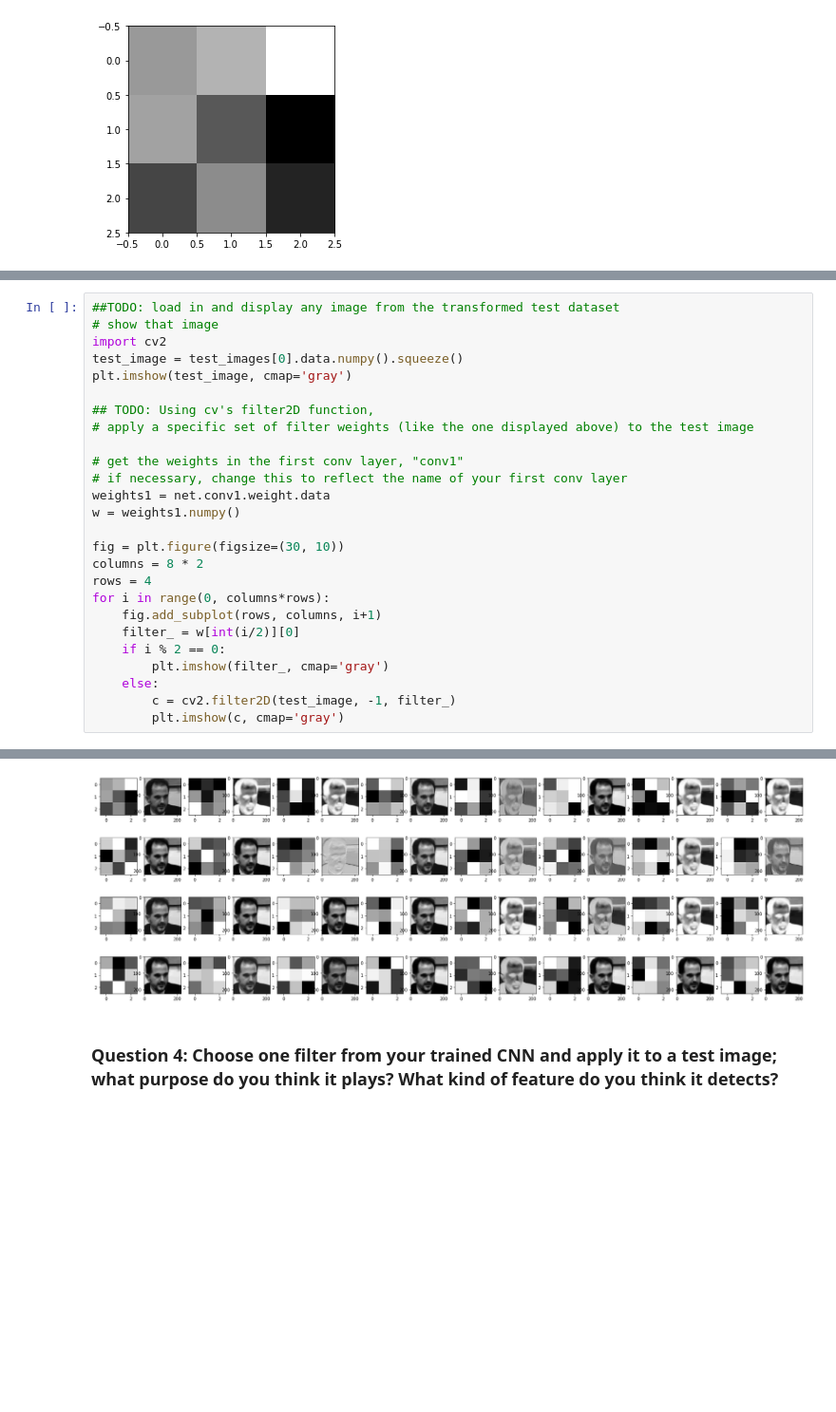
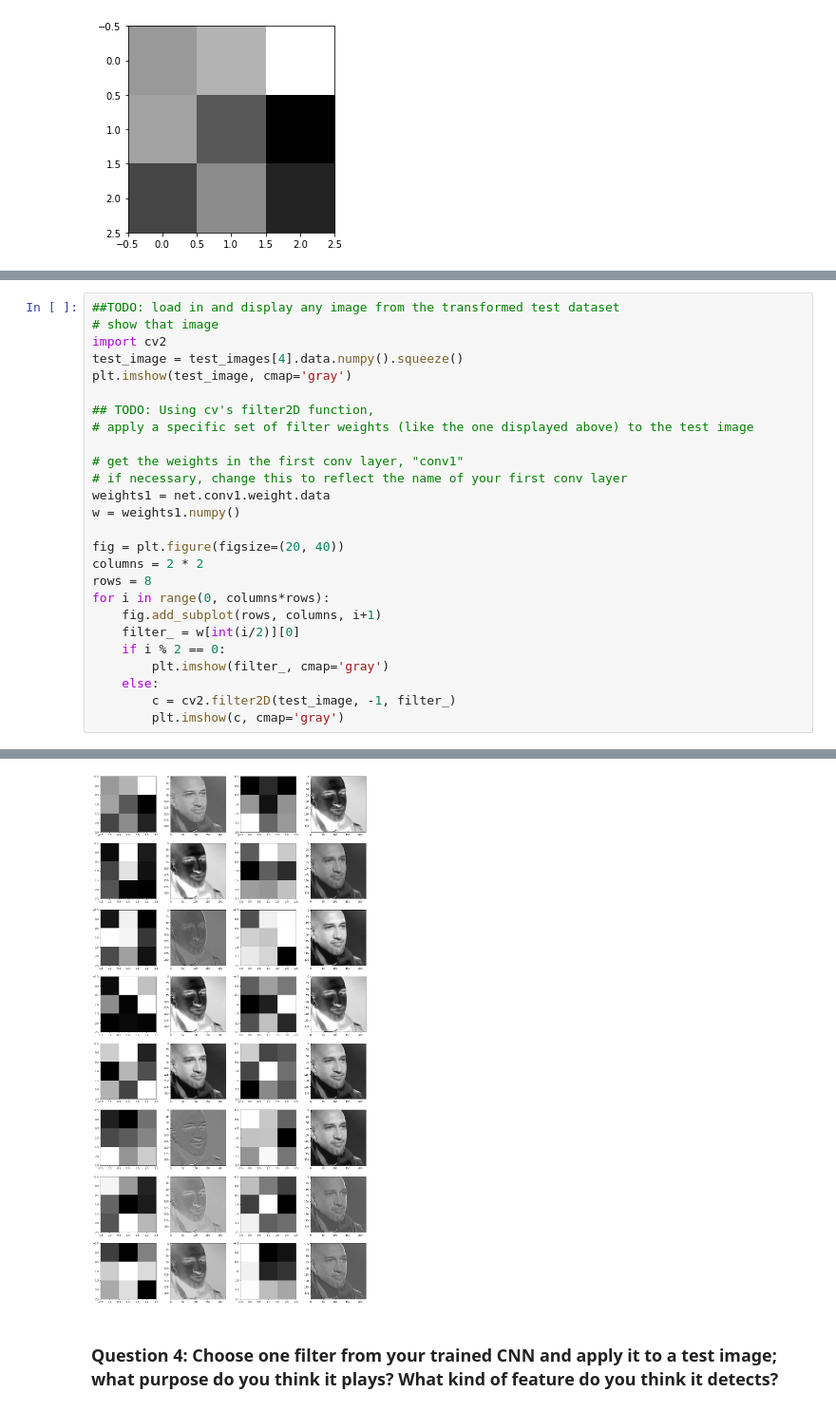
Before and after one commit to kayfuku/facial-keypoint-detection, a Jupyter notebook: 2. Define the Network Architecture.ipynb, the cells around one changed output, grey strips where cells are left out. Shown at 95% size. Drawn from its saved outputs; the diff is of its cells as text; blank space fills up the shorter version.

```diff
--- a/2. Define the Network Architecture.ipynb
+++ b/2. Define the Network Architecture.ipynb
@@ -497,7 +497,7 @@ Next, choose a test image and filter it with one of the convolutional kernels in
 ##TODO: load in and display any image from the transformed test dataset
 # show that image
 import cv2
-test_image = test_images[0].data.numpy().squeeze()
+test_image = test_images[4].data.numpy().squeeze()
 plt.imshow(test_image, cmap='gray')
 
 ## TODO: Using cv's filter2D function,
@@ -508,9 +508,9 @@ plt.imshow(test_image, cmap='gray')
 weights1 = net.conv1.weight.data
 w = weights1.numpy()
 
-fig = plt.figure(figsize=(30, 10))
-columns = 8 * 2
-rows = 4
+fig = plt.figure(figsize=(20, 40))
+columns = 2 * 2
+rows = 8
 for i in range(0, columns*rows):
     fig.add_subplot(rows, columns, i+1)
     filter_ = w[int(i/2)][0]
@@ -524,3 +524,3 @@ for i in range(0, columns*rows):
-[figure, old version]
+[figure, new version]
 # %% [markdown]
 ### Question 4: Choose one filter from your trained CNN and apply it to a test image; what purpose do you think it plays? What kind of feature do you think it detects?
```
Also changed, not shown: parts of 3 cells of this notebook.
